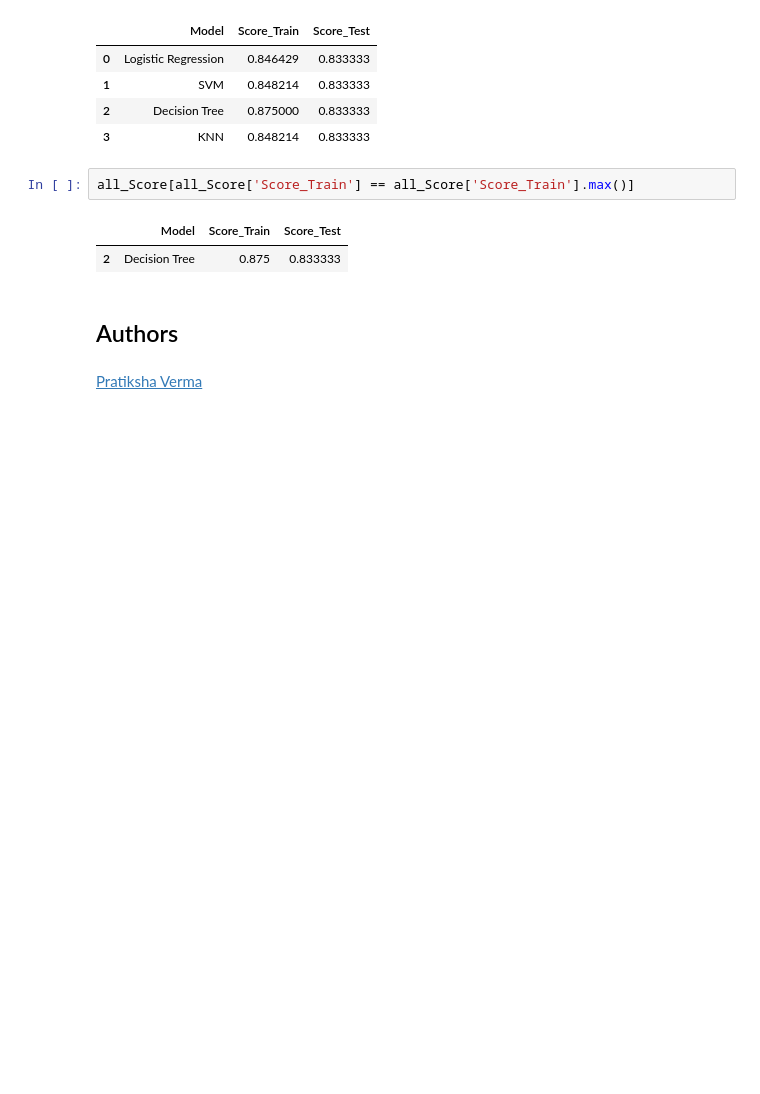
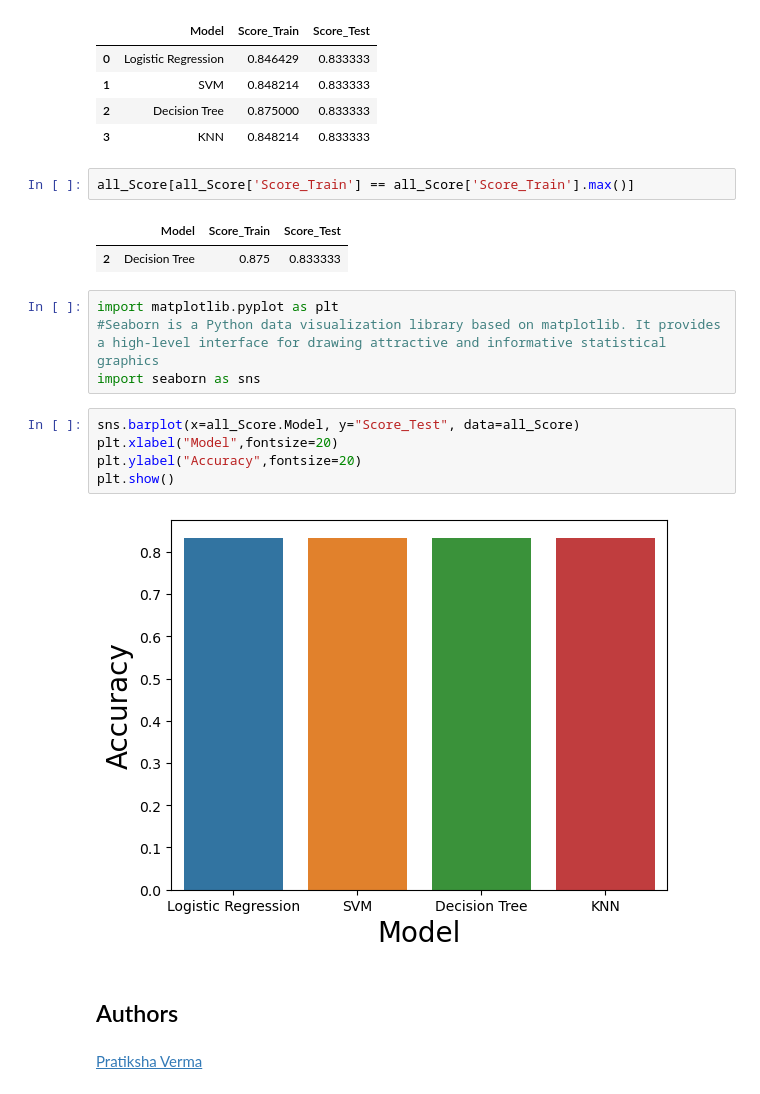
Before and after one commit to thichuong/AppliedDataScienceCapstone, a Jupyter notebook: SpaceX_Machine_Learning_Prediction_Part_5.jupyterlite.ipynb, the cells around one changed output. Cells and saved outputs as stored; diff of their text form; blank space fills up the shorter version.

```diff
--- a/SpaceX_Machine_Learning_Prediction_Part_5.jupyterlite.ipynb
+++ b/SpaceX_Machine_Learning_Prediction_Part_5.jupyterlite.ipynb
@@ -349,6 +349,17 @@ all_Score[all_Score['Score_Train'] == all_Score['Score_Train'].max()]
 # %% [output]
 |  | Model | Score_Train | Score_Test |
 | 2 | Decision Tree | 0.875 | 0.833333 |
+# %%
+import matplotlib.pyplot as plt
+#Seaborn is a Python data visualization library based on matplotlib. It provides a high-level interface for drawing attractive and informative statistical graphics
+import seaborn as sns
+# %%
+sns.barplot(x=all_Score.Model, y="Score_Test", data=all_Score)
+plt.xlabel("Model",fontsize=20)
+plt.ylabel("Accuracy",fontsize=20)
+plt.show()
+# %% [output]
+[figure, added]
 # %% [markdown]
 ## Authors
 # %% [markdown]
```
Also changed, not shown: parts of 1 cell of this notebook, 1 other file.
